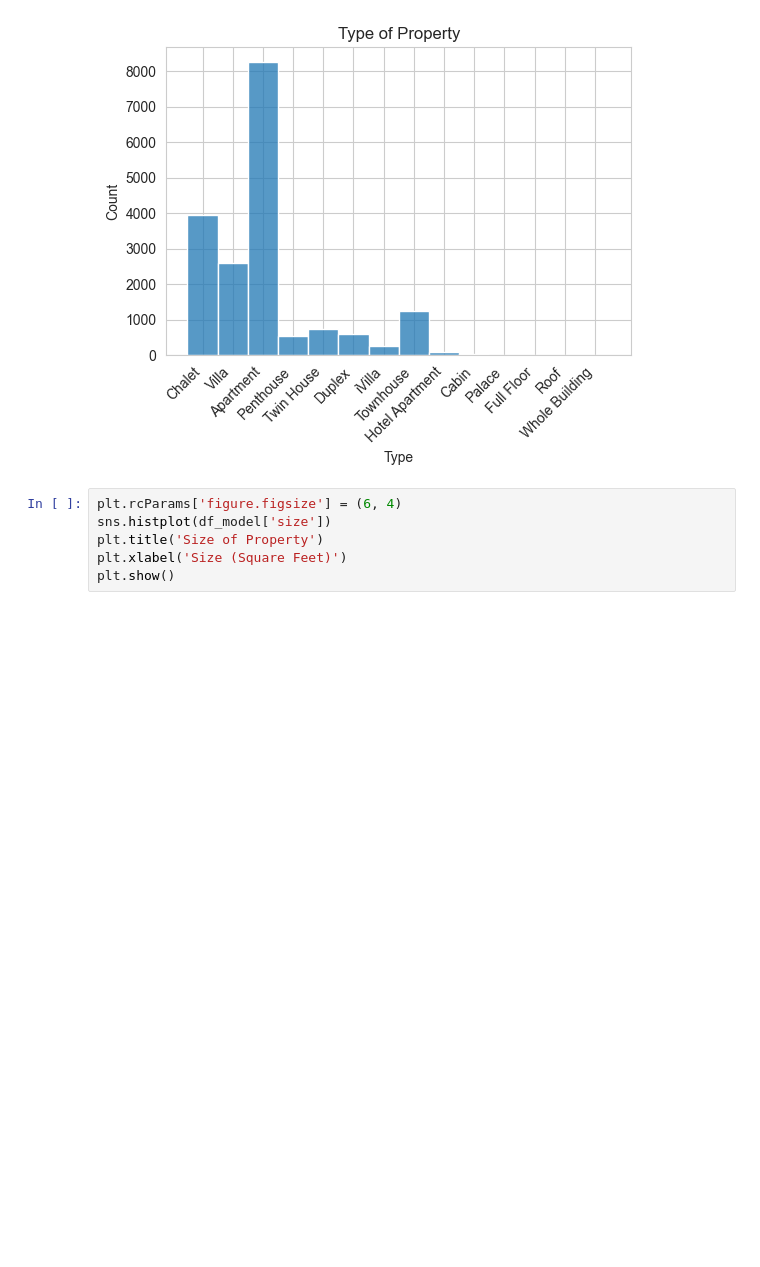
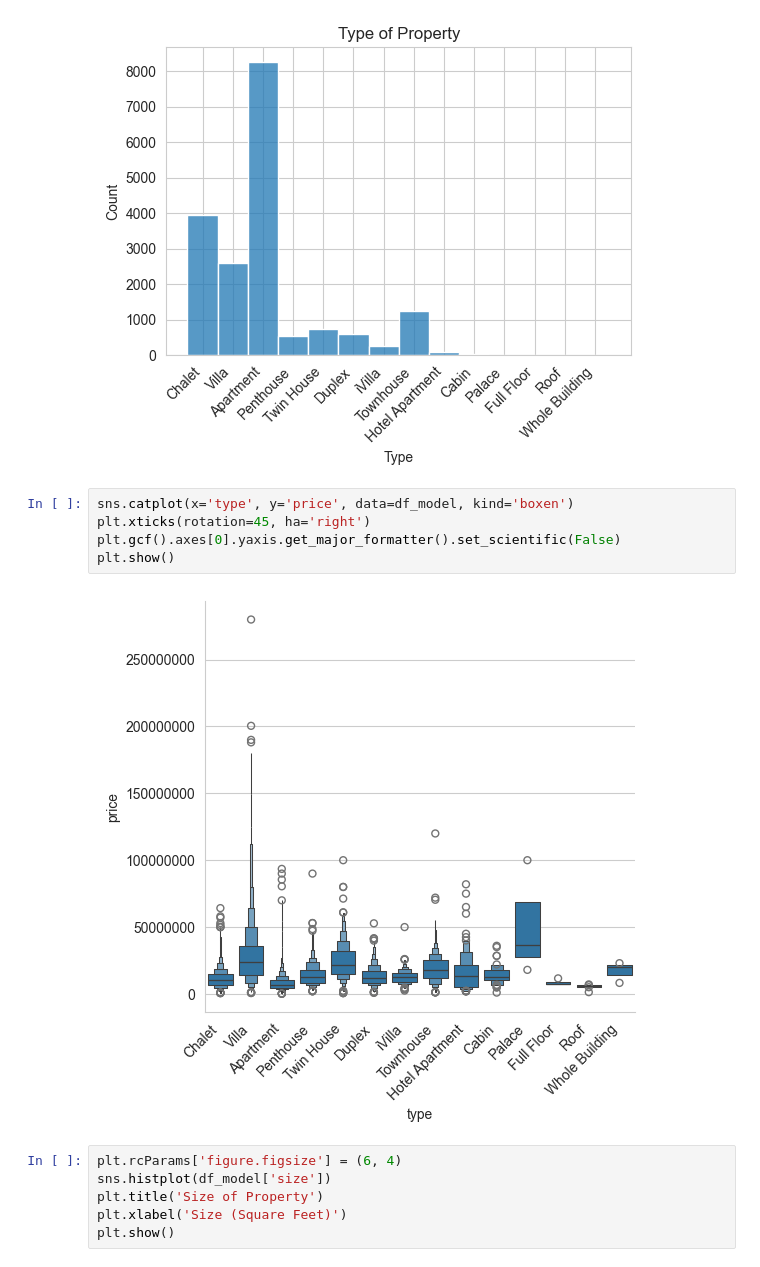
Before and after one commit to bryanchen24/Egyptian-Real-Estate-Pricing-Prediction, a Jupyter notebook: egyptian_realestate_analysis-checkpoint.ipynb, the cells around one changed output. Cells and saved outputs as stored; diff of their text form; blank space fills up the shorter version.

Commit message:
created the notebook that includes the model for prediction; so far, included the data cleaning and the imports for the models

```diff
--- a/egyptian_realestate_analysis-checkpoint.ipynb
+++ b/egyptian_realestate_analysis-checkpoint.ipynb
@@ -457,6 +457,13 @@ plt.xlabel('Type')
 plt.show()
 # %% [output]
 [figure]
+# %%
+sns.catplot(x='type', y='price', data=df_model, kind='boxen')
+plt.xticks(rotation=45, ha='right')
+plt.gcf().axes[0].yaxis.get_major_formatter().set_scientific(False)
+plt.show()
+# %% [output]
+[figure, added]
 # %%
 plt.rcParams['figure.figsize'] = (6, 4)
 sns.histplot(df_model['size'])
```
Also changed, not shown: parts of 1 cell of this notebook, 3 other files.
